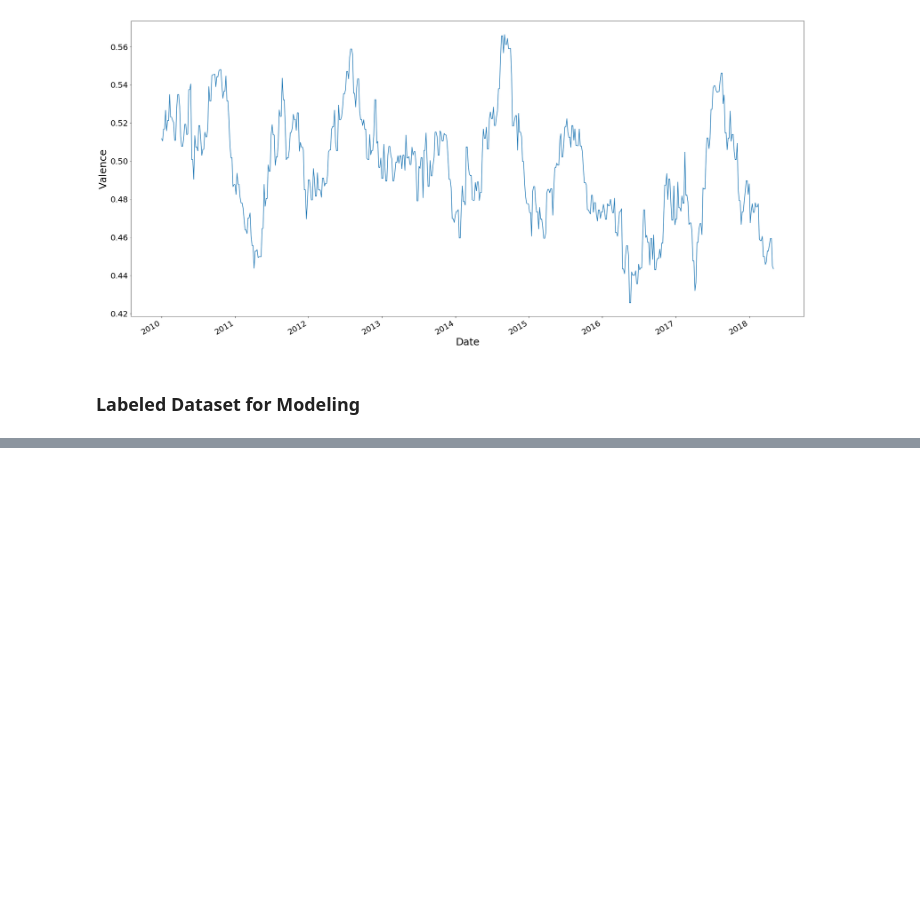
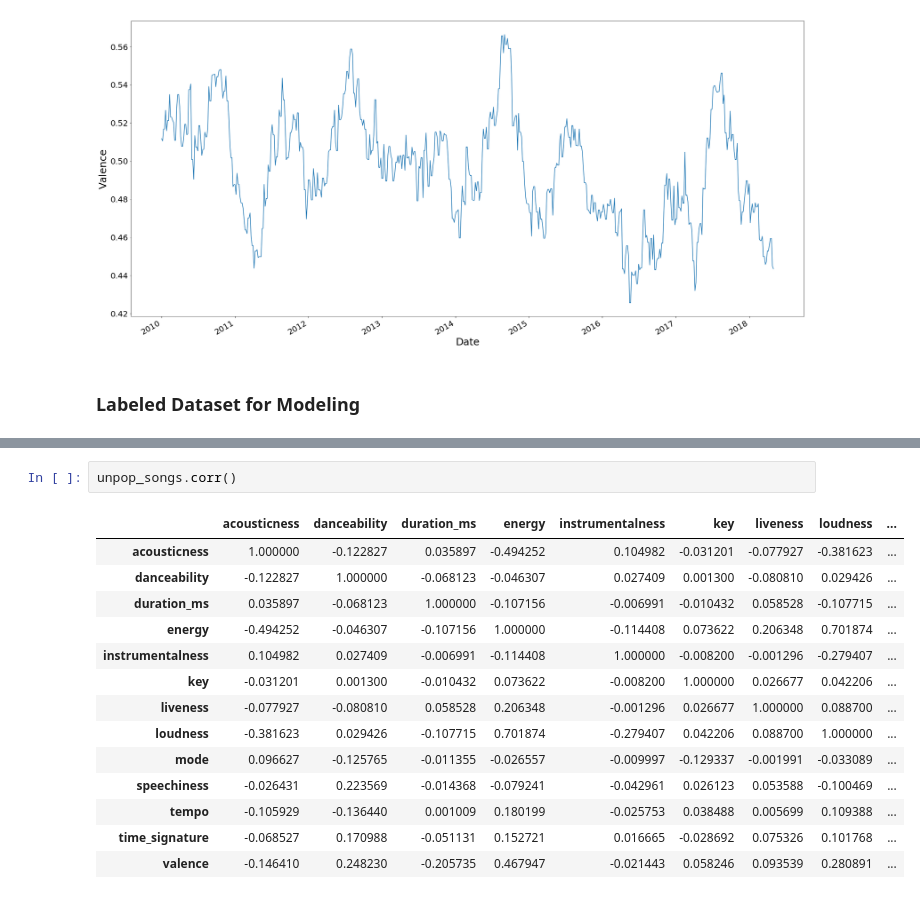
Before and after one commit to ethantanen/DataScience_FinalProject, a Jupyter notebook: Deliverables/Deliv_2/Deliverable 2.ipynb, the cells around one changed output, grey strips where cells are left out. Cells and saved outputs as stored; diff of their text form; blank space fills up the shorter version.

```diff
--- a/Deliverables/Deliv_2/Deliverable 2.ipynb
+++ b/Deliverables/Deliv_2/Deliverable 2.ipynb
@@ -160,0 +199,17 @@ The dataset we're going to do our on modeling is similar to the dataset for the
+# %%
+unpop_songs.corr()
+# %% [output]
+|  | acousticness | danceability | duration_ms | energy | instrumentalness | key | liveness | loudness | ... |
+| acousticness | 1.000000 | -0.122827 | 0.035897 | -0.494252 | 0.104982 | -0.031201 | -0.077927 | -0.381623 | ... |
+| danceability | -0.122827 | 1.000000 | -0.068123 | -0.046307 | 0.027409 | 0.001300 | -0.080810 | 0.029426 | ... |
+| duration_ms | 0.035897 | -0.068123 | 1.000000 | -0.107156 | -0.006991 | -0.010432 | 0.058528 | -0.107715 | ... |
+| energy | -0.494252 | -0.046307 | -0.107156 | 1.000000 | -0.114408 | 0.073622 | 0.206348 | 0.701874 | ... |
+| instrumentalness | 0.104982 | 0.027409 | -0.006991 | -0.114408 | 1.000000 | -0.008200 | -0.001296 | -0.279407 | ... |
+| key | -0.031201 | 0.001300 | -0.010432 | 0.073622 | -0.008200 | 1.000000 | 0.026677 | 0.042206 | ... |
+| liveness | -0.077927 | -0.080810 | 0.058528 | 0.206348 | -0.001296 | 0.026677 | 1.000000 | 0.088700 | ... |
+| loudness | -0.381623 | 0.029426 | -0.107715 | 0.701874 | -0.279407 | 0.042206 | 0.088700 | 1.000000 | ... |
+| mode | 0.096627 | -0.125765 | -0.011355 | -0.026557 | -0.009997 | -0.129337 | -0.001991 | -0.033089 | ... |
+| speechiness | -0.026431 | 0.223569 | -0.014368 | -0.079241 | -0.042961 | 0.026123 | 0.053588 | -0.100469 | ... |
+| tempo | -0.105929 | -0.136440 | 0.001009 | 0.180199 | -0.025753 | 0.038488 | 0.005699 | 0.109388 | ... |
+| time_signature | -0.068527 | 0.170988 | -0.051131 | 0.152721 | 0.016665 | -0.028692 | 0.075326 | 0.101768 | ... |
+| valence | -0.146410 | 0.248230 | -0.205735 | 0.467947 | -0.021443 | 0.058246 | 0.093539 | 0.280891 | ... |
```
Also changed, not shown: parts of 8 cells of this notebook, 7 other files.
